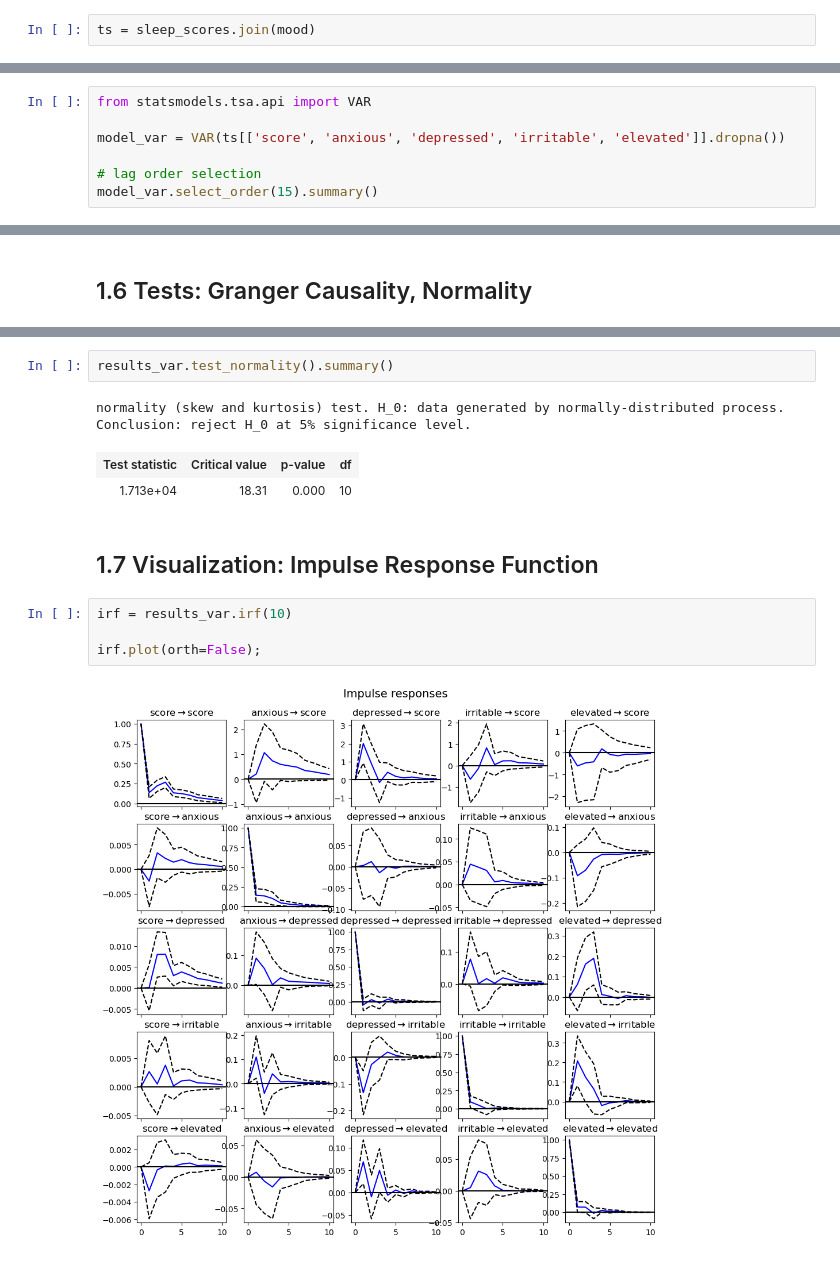
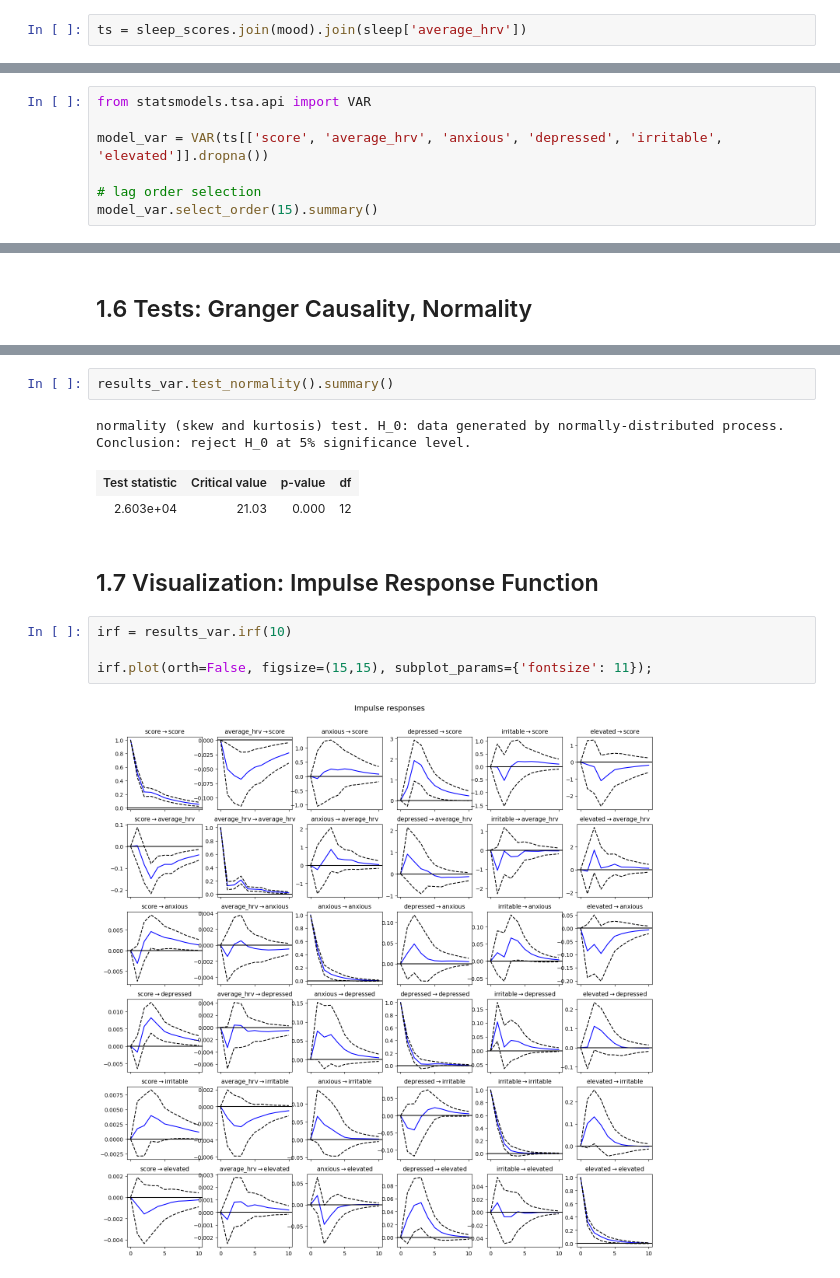
Before and after one commit to brozena/oura_mood_VAR, a Jupyter notebook: notebooks/project.ipynb, the cells around one changed output, grey strips where cells are left out. Saved outputs shown, nothing was run; the diff lists cells and outputs as text.

```diff
--- a/notebooks/project.ipynb
+++ b/notebooks/project.ipynb
@@ -39,4 +35,4 @@ elevated & 84 \\
 \bottomrule
 \end{tabular}
 # %%
-ts = sleep_scores.join(mood)
+ts = sleep_scores.join(mood).join(sleep['average_hrv'])
@@ -306,7 +255,7 @@ plt.tight_layout()
 # %%
 from statsmodels.tsa.api import VAR
 
-model_var = VAR(ts[['score', 'anxious', 'depressed', 'irritable', 'elevated']].dropna())
+model_var = VAR(ts[['score', 'average_hrv', 'anxious', 'depressed', 'irritable', 'elevated']].dropna())
 
 # lag order selection
 model_var.select_order(15).summary()
@@ -380,12 +334,12 @@ results_var.test_normality().summary()
 # %% [output]
 normality (skew and kurtosis) test. H_0: data generated by normally-distributed process. Conclusion: reject H_0 at 5% significance level.
 | Test statistic | Critical value | p-value | df |
-| 1.713e+04 | 18.31 | 0.000 | 10 |
+| 2.603e+04 | 21.03 | 0.000 | 12 |
 # %% [markdown]
 ## 1.7 Visualization: Impulse Response Function
 # %%
 irf = results_var.irf(10)
 
-irf.plot(orth=False);
+irf.plot(orth=False, figsize=(15,15), subplot_params={'fontsize': 11});
 # %% [output]
-[figure, old version]
+[figure, new version]
```
Also changed, not shown: parts of 47 cells of this notebook.
